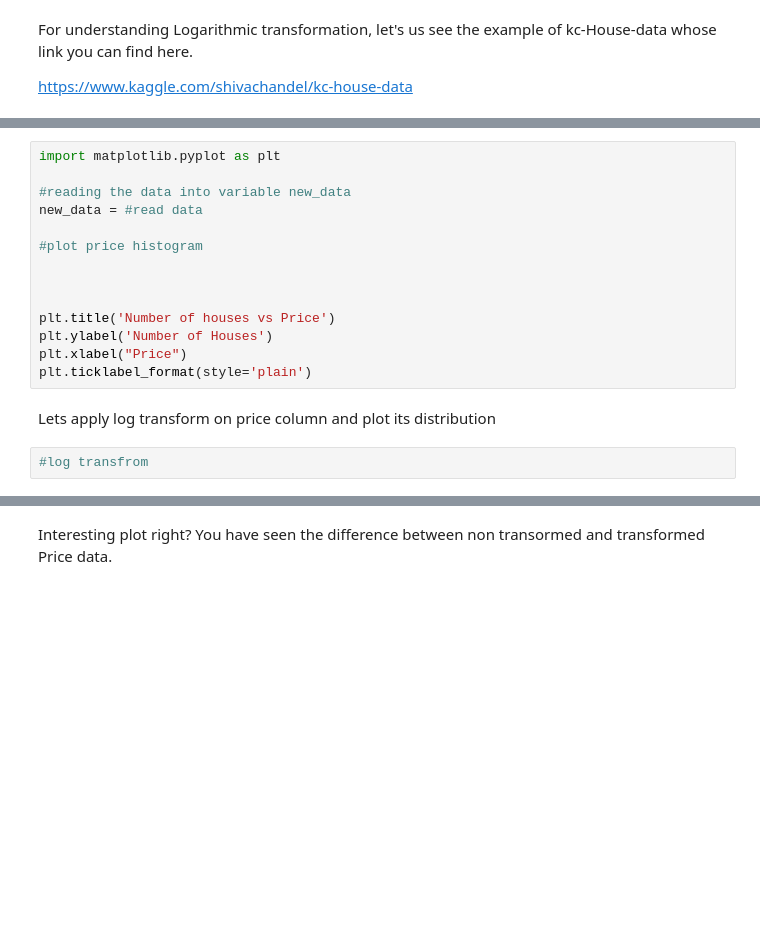
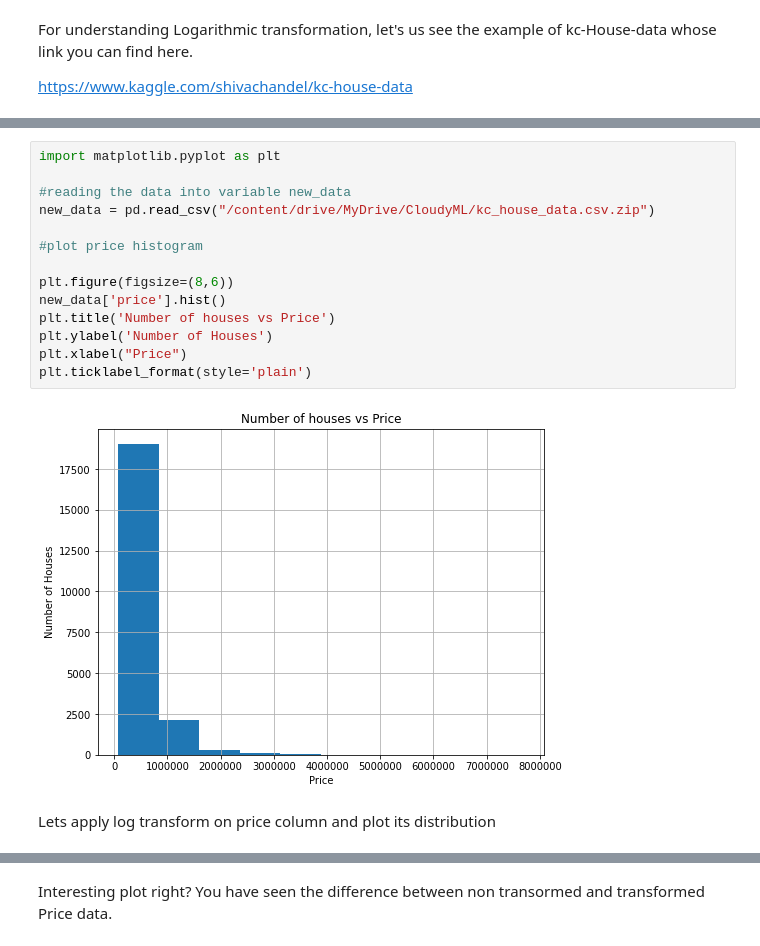
Before and after one commit to sureshmecad/CloudyML-AI-FOR-ALL, a Jupyter notebook: 9_Feature_Engineering_CloudyML.ipynb, the cells around one changed output, grey strips where cells are left out. Saved outputs shown, nothing was run; the diff lists cells and outputs as text; blank space fills up the shorter version.

```diff
--- a/9_Feature_Engineering_CloudyML.ipynb
+++ b/9_Feature_Engineering_CloudyML.ipynb
@@ -570,18 +621,18 @@ https://www.kaggle.com/shivachandel/kc-house-data
 # %%
 import matplotlib.pyplot as plt
 
 #reading the data into variable new_data
-new_data = #read data
+new_data = pd.read_csv("/content/drive/MyDrive/CloudyML/kc_house_data.csv.zip")
 
 #plot price histogram
 
-
-
+plt.figure(figsize=(8,6))
+new_data['price'].hist()
 plt.title('Number of houses vs Price')
 plt.ylabel('Number of Houses')
 plt.xlabel("Price")
 plt.ticklabel_format(style='plain')
+# %% [output]
+[figure, added]
 # %% [markdown]
 Lets apply log transform on price column and plot its distribution
-# %%
-#log transfrom
```
Also changed, not shown: parts of 26 cells of this notebook.
